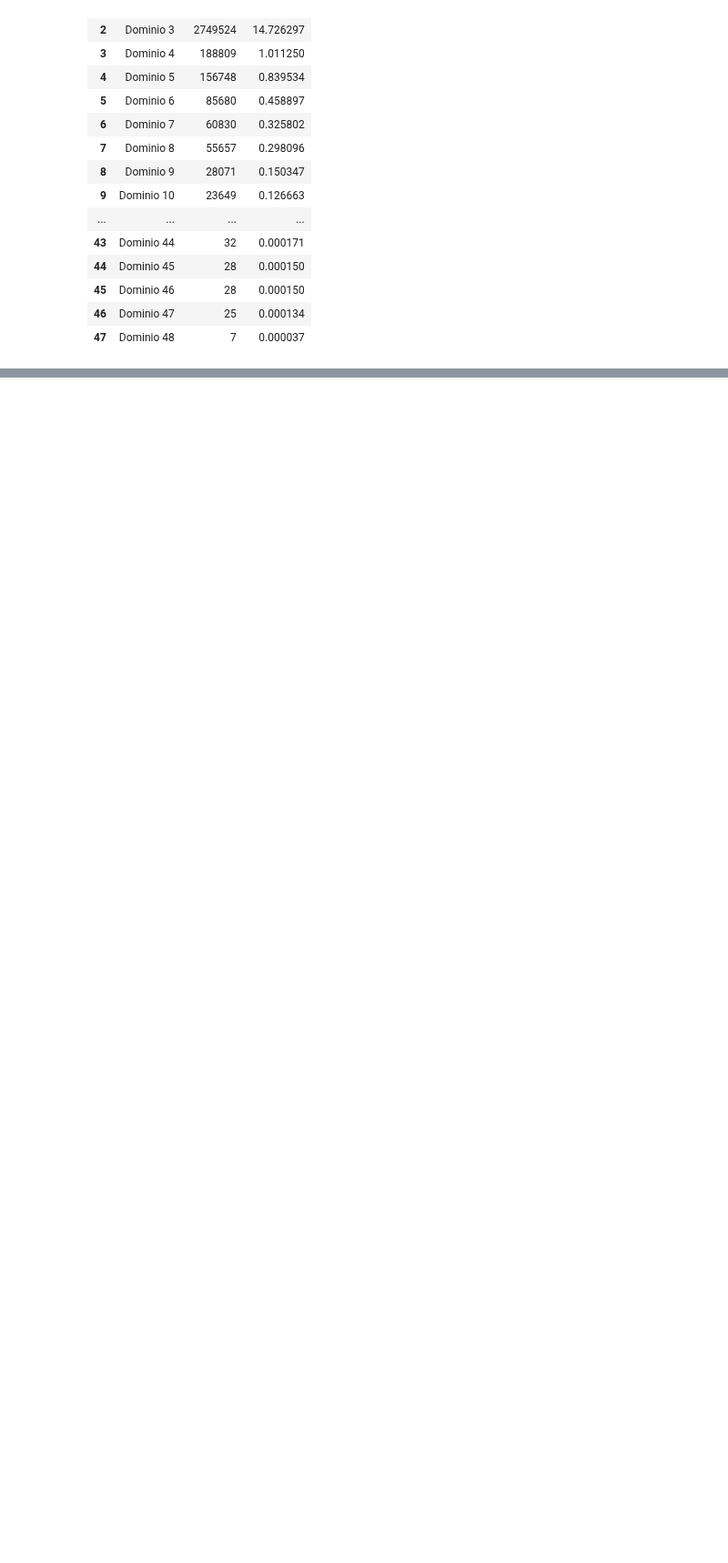
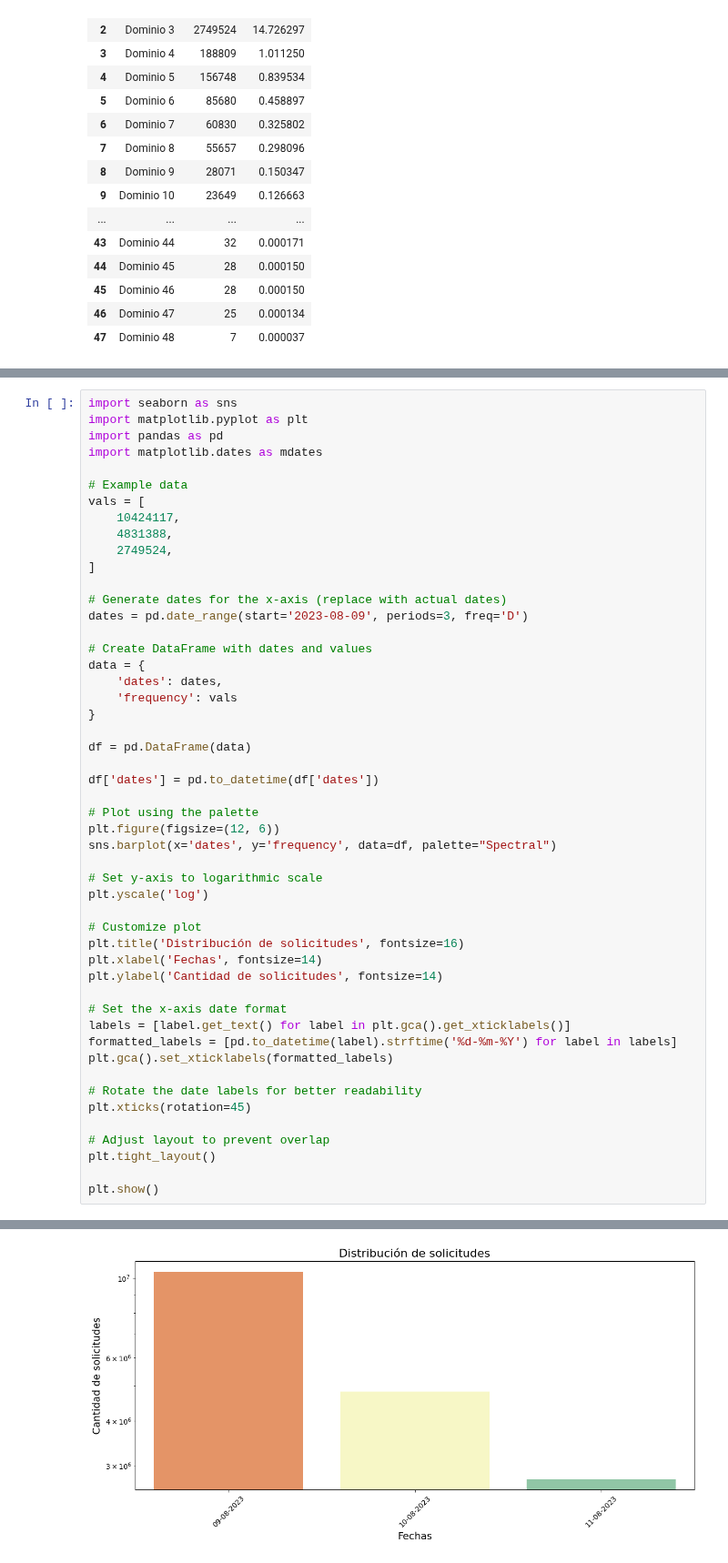
Before and after one commit to mitsiu-carreno/data_science_content, a Jupyter notebook: 4_sem/thesis/s20_final/scripts/graphs.ipynb, the cells around one changed output, grey strips where cells are left out. Shown at 91% size. Cells and saved outputs as stored; diff of their text form; blank space fills up the shorter version.

Commit message:
generate graphs and scripts

```diff
--- a/4_sem/thesis/s20_final/scripts/graphs.ipynb
+++ b/4_sem/thesis/s20_final/scripts/graphs.ipynb
@@ -211,0 +338,51 @@ df
+# %%
+import seaborn as sns
+import matplotlib.pyplot as plt
+import pandas as pd
+import matplotlib.dates as mdates
+
+# Example data
+vals = [
+    10424117,
+    4831388,
+    2749524,
+]
+
+# Generate dates for the x-axis (replace with actual dates)
+dates = pd.date_range(start='2023-08-09', periods=3, freq='D')
+
+# Create DataFrame with dates and values
+data = {
+    'dates': dates,
+    'frequency': vals
+}
+
+df = pd.DataFrame(data)
+
+df['dates'] = pd.to_datetime(df['dates'])
+
+# Plot using the palette
+plt.figure(figsize=(12, 6))
+sns.barplot(x='dates', y='frequency', data=df, palette="Spectral")
+
+# Set y-axis to logarithmic scale
+plt.yscale('log')
+
+# Customize plot
+plt.title('Distribución de solicitudes', fontsize=16)
+plt.xlabel('Fechas', fontsize=14)
+plt.ylabel('Cantidad de solicitudes', fontsize=14)
+
+# Set the x-axis date format
+labels = [label.get_text() for label in plt.gca().get_xticklabels()]
+formatted_labels = [pd.to_datetime(label).strftime('%d-%m-%Y') for label in labels]
+plt.gca().set_xticklabels(formatted_labels)
+
+# Rotate the date labels for better readability
+plt.xticks(rotation=45)
+
+# Adjust layout to prevent overlap
+plt.tight_layout()
+
+plt.show()
+# %% [output]
@@ -211,0 +392 @@ df
+[figure, added]
```
Also changed, not shown: parts of 3 cells of this notebook, 2 other files.
